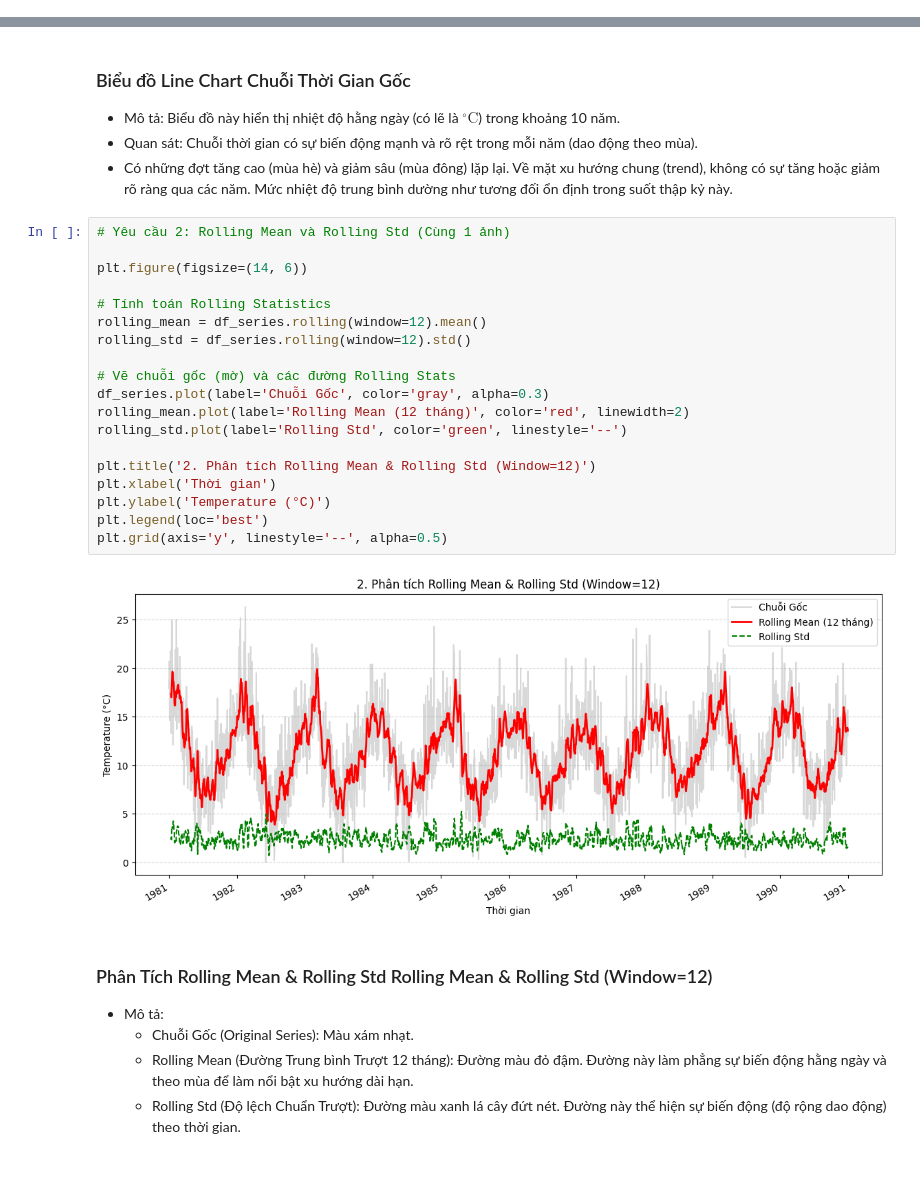
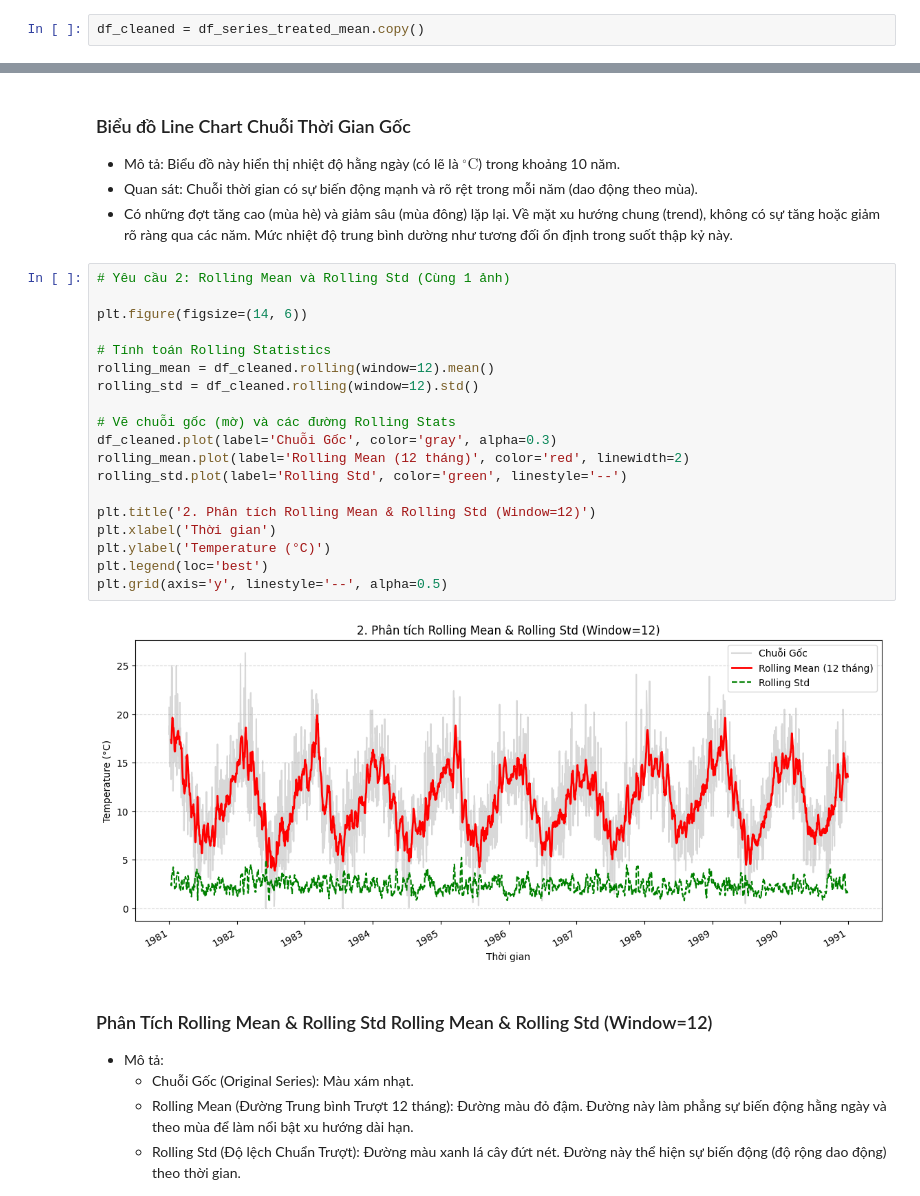
Before and after one commit to 208dongpha/Time-Series, a Jupyter notebook: chapter2/chap2.ipynb, the cells around one changed output, grey strips where cells are left out. Drawn from its saved outputs; the diff is of its cells as text; blank space fills up the shorter version.

```diff
--- a/chapter2/chap2.ipynb
+++ b/chapter2/chap2.ipynb
@@ -409,5 +437,7 @@ Biểu đồ đã hiển thị sự khác biệt rõ ràng giữa chuỗi gốc
 # %% [markdown]
 # Bài tập 5: Trực quan hóa dữ liệu chuỗi thời gian
+# %%
+df_cleaned = df_series_treated_mean.copy()
 # %%
 # 1. Line chart chuỗi thời gian gốc
 plt.figure(figsize=(14, 6))
@@ -429,24 +459,24 @@ plt.grid(axis='y', linestyle='--', alpha=0.5)
 # %%
 # Yêu cầu 2: Rolling Mean và Rolling Std (Cùng 1 ảnh)
 
 plt.figure(figsize=(14, 6))
 
 # Tính toán Rolling Statistics
-rolling_mean = df_series.rolling(window=12).mean()
-rolling_std = df_series.rolling(window=12).std()
+rolling_mean = df_cleaned.rolling(window=12).mean()
+rolling_std = df_cleaned.rolling(window=12).std()
 
 # Vẽ chuỗi gốc (mờ) và các đường Rolling Stats
-df_series.plot(label='Chuỗi Gốc', color='gray', alpha=0.3)
+df_cleaned.plot(label='Chuỗi Gốc', color='gray', alpha=0.3)
 rolling_mean.plot(label='Rolling Mean (12 tháng)', color='red', linewidth=2)
 rolling_std.plot(label='Rolling Std', color='green', linestyle='--')
 
 plt.title('2. Phân tích Rolling Mean & Rolling Std (Window=12)')
 plt.xlabel('Thời gian')
 plt.ylabel('Temperature (°C)')
 plt.legend(loc='best')
 plt.grid(axis='y', linestyle='--', alpha=0.5)
 # %% [output]
-[figure, old version]
+[figure, new version]
 # %% [markdown]
 ### Phân Tích Rolling Mean & Rolling Std Rolling Mean & Rolling Std (Window=12)
 - Mô tả:
```
Also changed, not shown: parts of 12 cells of this notebook, 3 other files.
